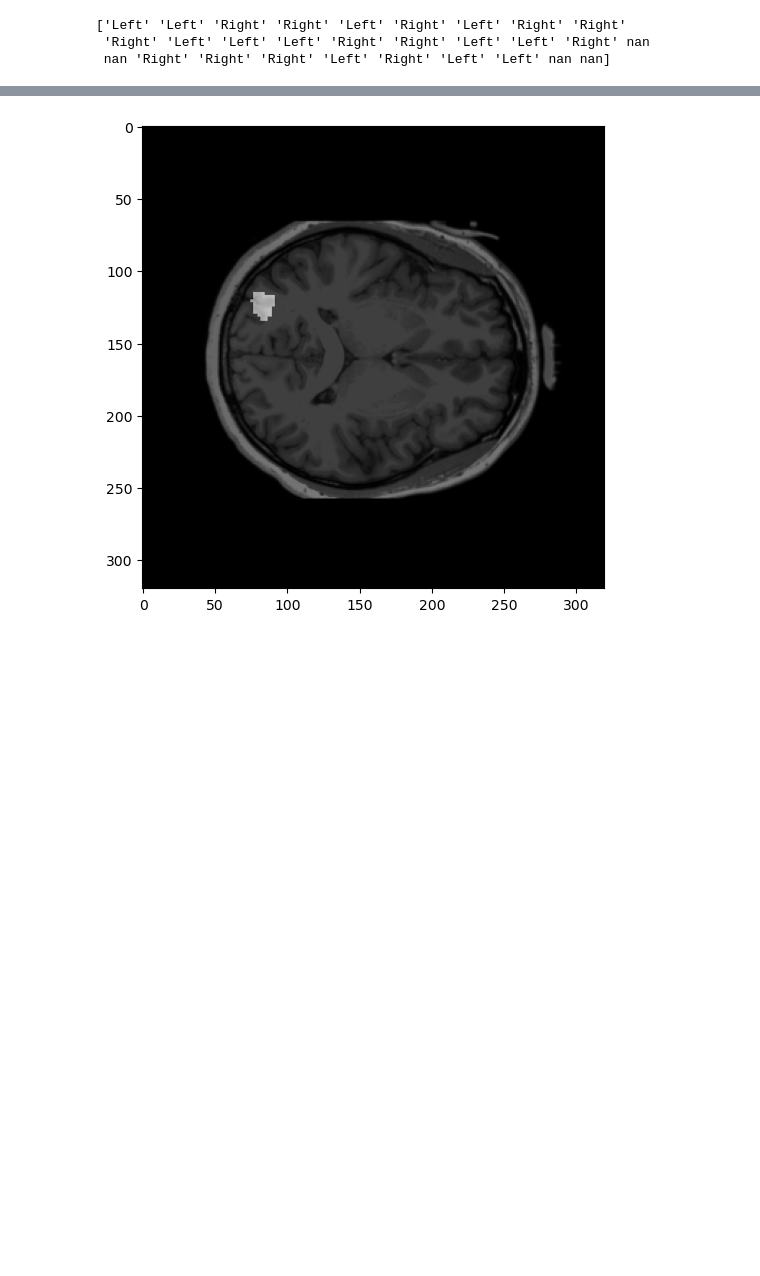
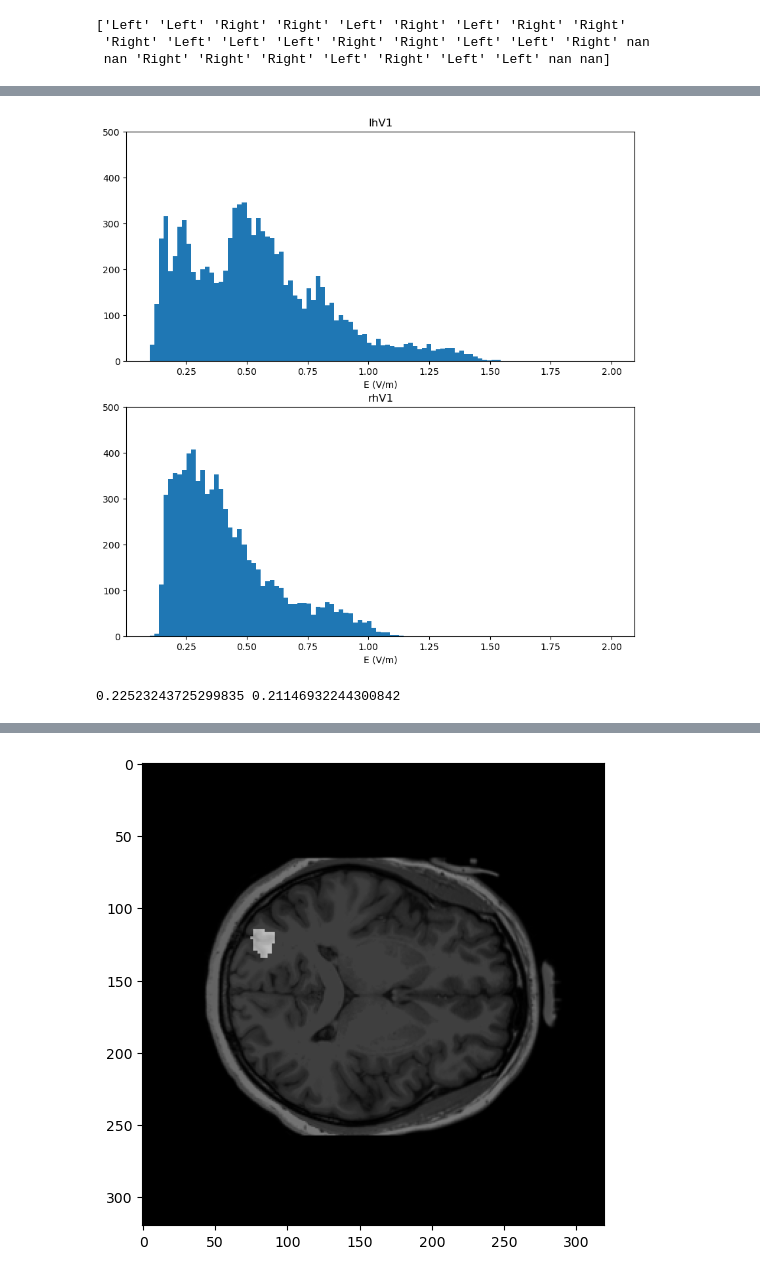
Before and after one commit to mindemory/mgs_stimul, a Jupyter notebook: tms_efield/simnibs_summary.ipynb, the cells around one changed output, grey strips where cells are left out. Saved outputs shown, nothing was run; the diff lists cells and outputs as text; code cells hidden in the pictures; blank space fills up the shorter version.

```diff
--- a/tms_efield/simnibs_summary.ipynb
+++ b/tms_efield/simnibs_summary.ipynb
@@ -139,0 +147,19 @@ np.mean(meanarray['T1'])
+# %%
+fig, ax = plt.subplots(2, 1, figsize = (10, 10))
+ax[0].hist(allvalsarray['lhV1'], bins = 100, range = (0.1, 2))
+ax[1].hist(allvalsarray['rhV1'], bins = 100, range = (0.1, 2))
+ax[0].set_title('lhV1')
+ax[1].set_title('rhV1')
+ax[0].set_ylim([0, 500])
+ax[1].set_ylim([0, 500])
+ax[0].set_xlabel('E (V/m)')
+ax[1].set_xlabel('E (V/m)')
+plt.savefig('/d/DATA/hyper/conferences/Dake_SfN2023/hist_efield_V1_sub01.eps', format = 'eps', dpi = 1200)
+plt.show()
+#plt.xlim([0.1, 1])
+# %% [output]
+[figure, added]
+# %%
+print(np.median(allvalsarray['lhV1']), np.median(allvalsarray['rhV1']))
+# %% [output]
+0.22523243725299835 0.21146932244300842
```
Also changed, not shown: parts of 13 cells of this notebook, 9 other files.
